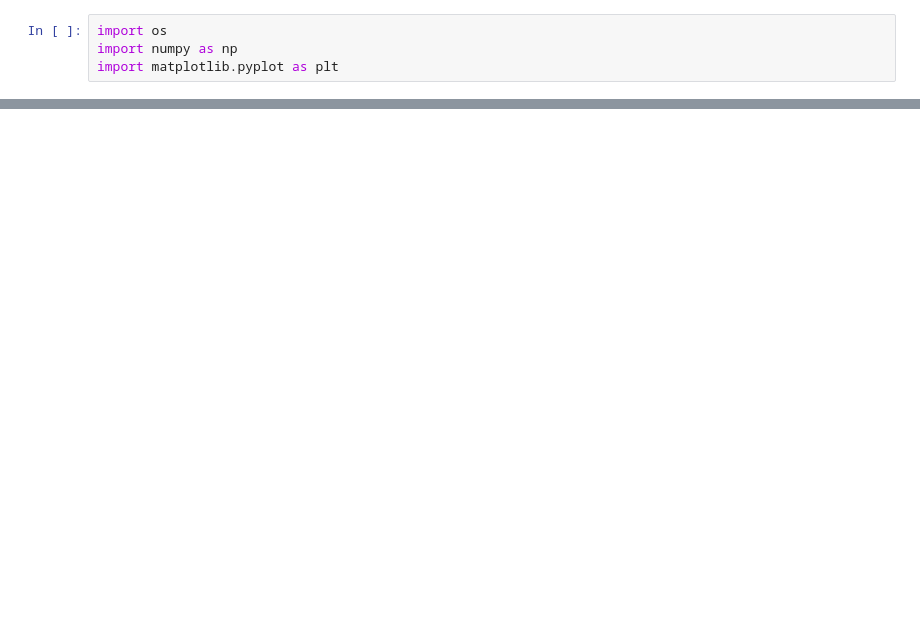
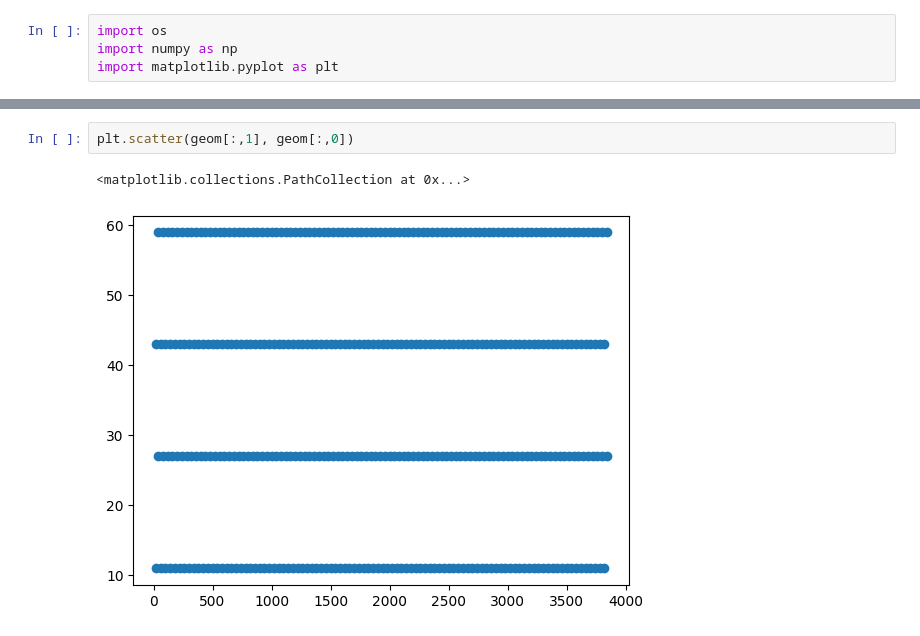
Before and after one commit to N0AHt/waveform_embeddings, a Jupyter notebook: notebooks/dataset_exploration_ceedibl.ipynb, the cells around one changed output, grey strips where cells are left out. Cells and saved outputs as stored; diff of their text form; blank space fills up the shorter version.

```diff
--- a/notebooks/dataset_exploration_ceedibl.ipynb
+++ b/notebooks/dataset_exploration_ceedibl.ipynb
@@ -20,0 +50,5 @@ for root, dirs, files in os.walk(path):
+# %%
+plt.scatter(geom[:,1], geom[:,0])
+# %% [output]
+<matplotlib.collections.PathCollection at 0x...>
+[figure, added]
```
Also changed, not shown: parts of 17 cells of this notebook.
